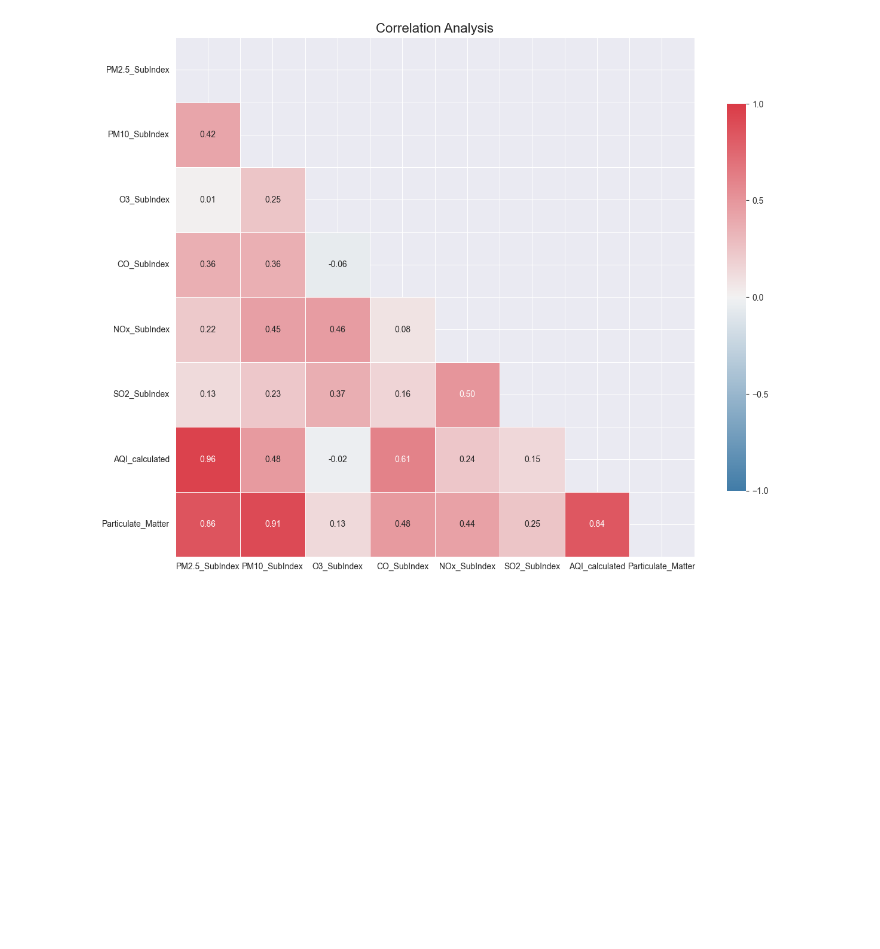
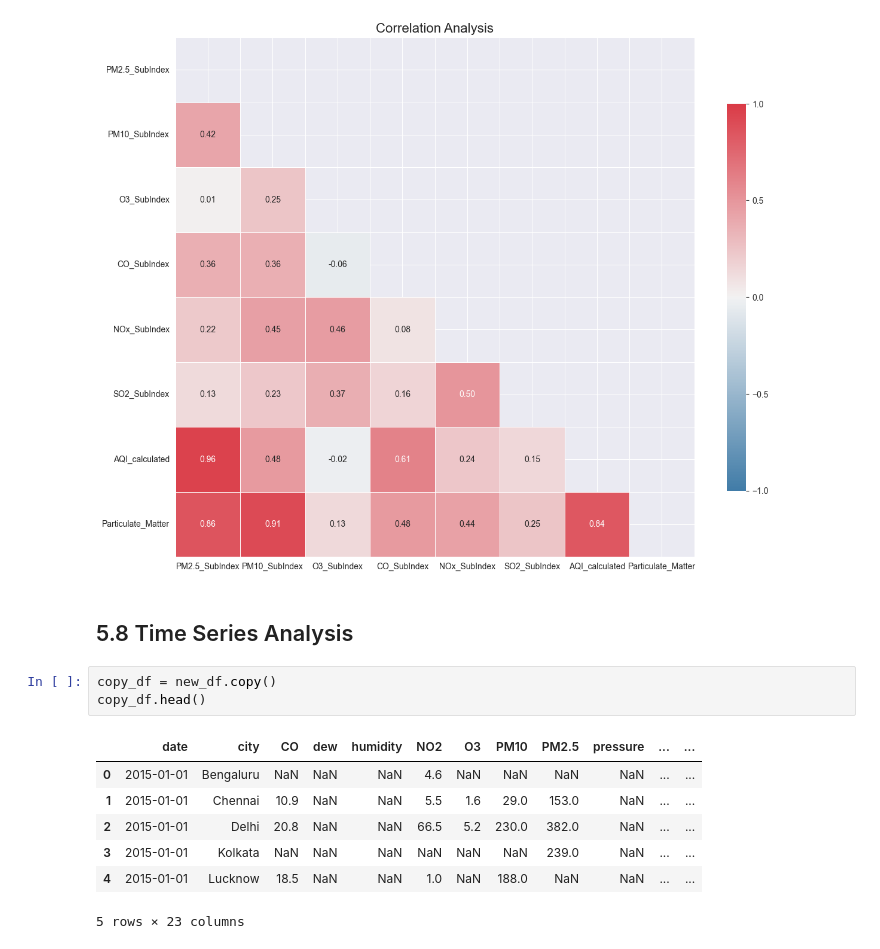
Before and after one commit to Devesh061102/03-Air-Quality-Index-Predictor, a Jupyter notebook: research/02_data_analysis.ipynb, the cells around one changed output. Drawn from its saved outputs; the diff is of its cells as text; blank space fills up the shorter version.

```diff
--- a/research/02_data_analysis.ipynb
+++ b/research/02_data_analysis.ipynb
@@ -1002,3 +983,16 @@ plt.yticks(rotation=0)
 plt.show()
 # %% [output]
 [figure]
+# %% [markdown]
+## 5.8 Time Series Analysis
+# %%
+copy_df = new_df.copy()
+copy_df.head()
+# %% [output]
+|  | date | city | CO | dew | humidity | NO2 | O3 | PM10 | PM2.5 | pressure | ... | ... |
+| 0 | 2015-01-01 | Bengaluru | NaN | NaN | NaN | 4.6 | NaN | NaN | NaN | NaN | ... | ... |
+| 1 | 2015-01-01 | Chennai | 10.9 | NaN | NaN | 5.5 | 1.6 | 29.0 | 153.0 | NaN | ... | ... |
+| 2 | 2015-01-01 | Delhi | 20.8 | NaN | NaN | 66.5 | 5.2 | 230.0 | 382.0 | NaN | ... | ... |
+| 3 | 2015-01-01 | Kolkata | NaN | NaN | NaN | NaN | NaN | NaN | 239.0 | NaN | ... | ... |
+| 4 | 2015-01-01 | Lucknow | 18.5 | NaN | NaN | 1.0 | NaN | 188.0 | NaN | NaN | ... | ... |
+5 rows × 23 columns
```
Also changed, not shown: parts of 21 cells of this notebook, 5 other files.
